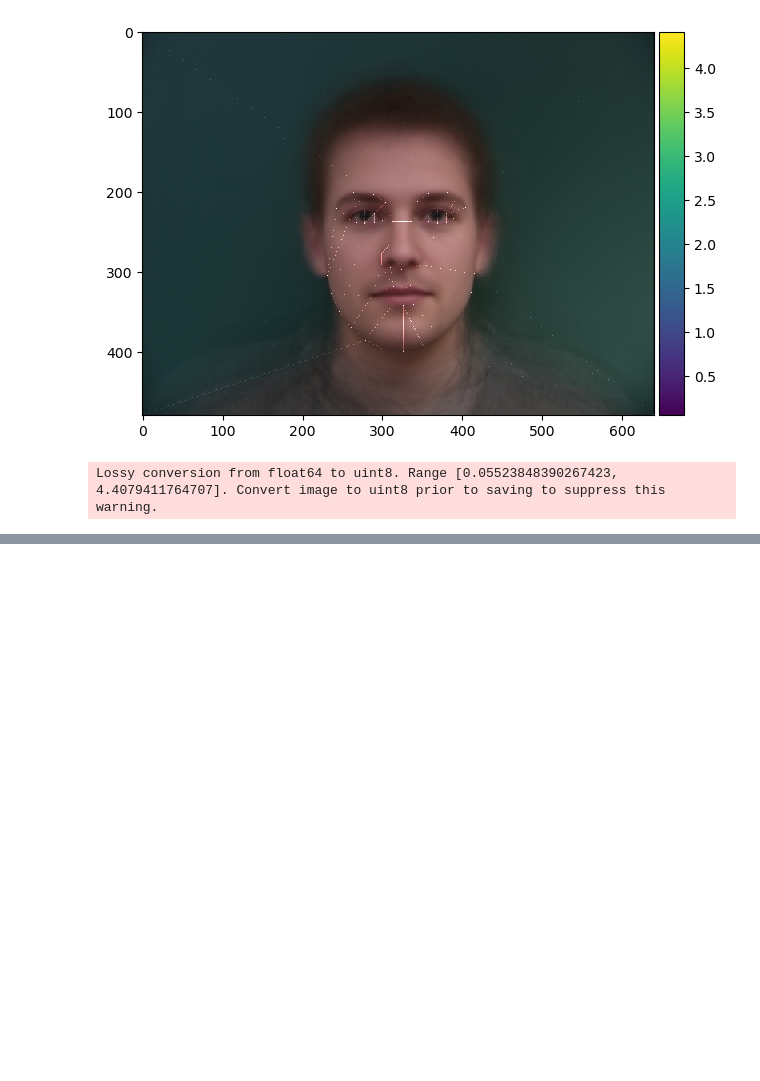
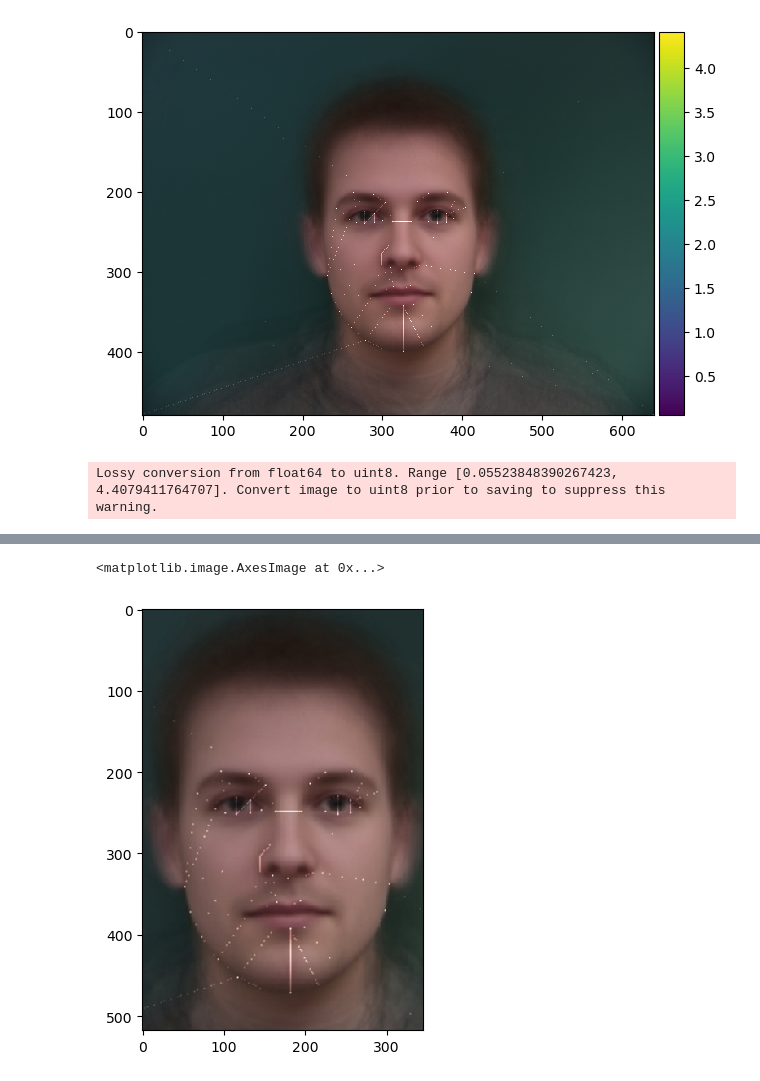
Before and after one commit to RichZhou1999/cs280_hw3, a Jupyter notebook: combine.ipynb, the cells around one changed output, grey strips where cells are left out. Cells and saved outputs as stored; diff of their text form; code cells hidden in the pictures; blank space fills up the shorter version.

```diff
--- a/combine.ipynb
+++ b/combine.ipynb
@@ -374,0 +465,5 @@ Lossy conversion from float64 to uint8. Range [0.05523848390267423, 4.4079411764
+# %%
+skio.imshow(average_cropped )
+# %% [output]
+<matplotlib.image.AxesImage at 0x...>
+[figure, added]
```
Also changed, not shown: parts of 17 cells of this notebook, 4 other files.
